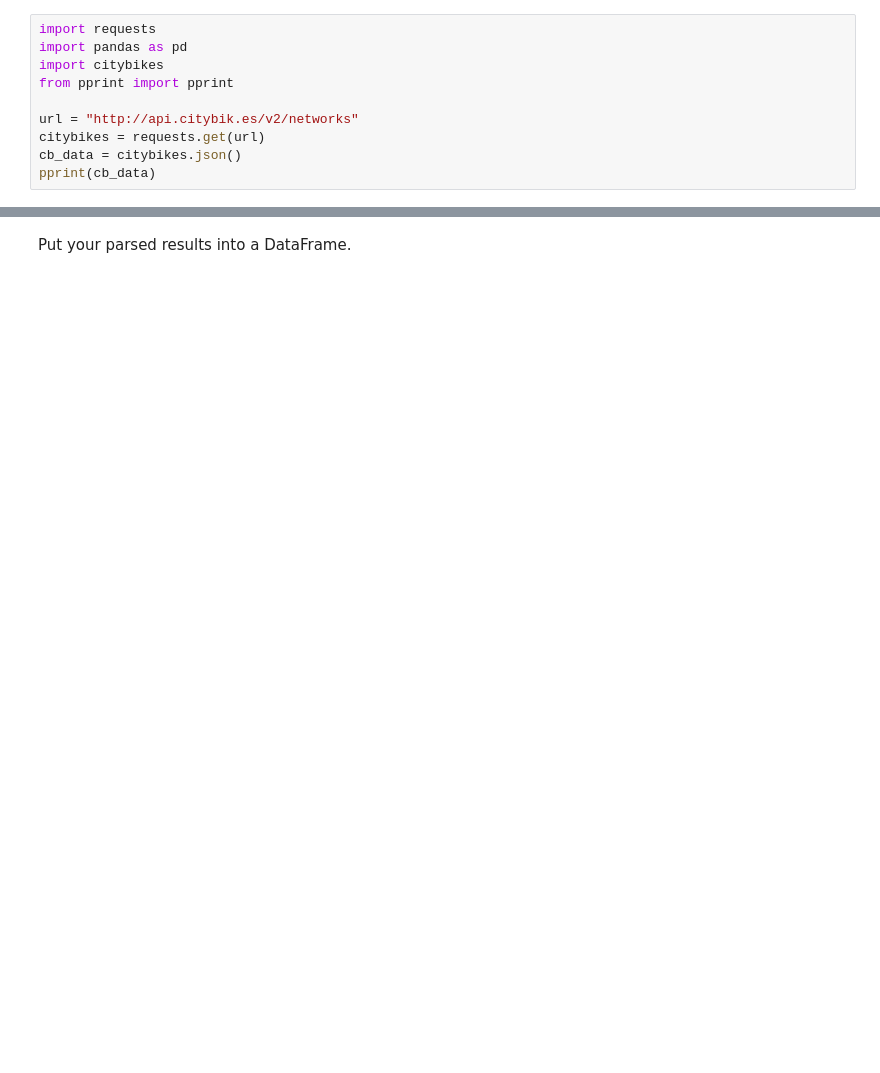
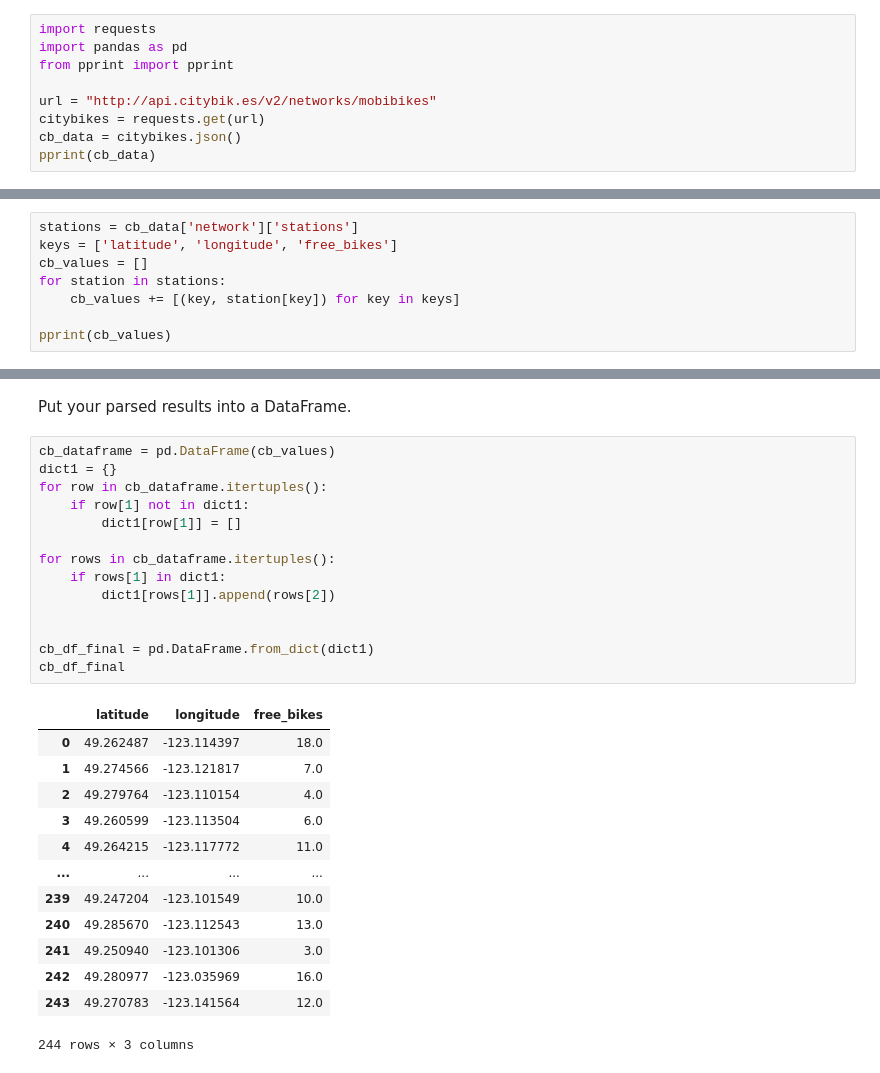
Before and after one commit to SBangarh/Bike-station-and-destination-location, a Jupyter notebook: notebooks/city_bikes.ipynb, the cells around one changed output, grey strips where cells are left out. Drawn from its saved outputs; the diff is of its cells as text; blank space fills up the shorter version.

Commit message:
finished citybike, started fsq and yelp

```diff
--- a/notebooks/city_bikes.ipynb
+++ b/notebooks/city_bikes.ipynb
@@ -18,10 +18,9 @@ Send a request to CityBikes for the city of your choice.
 # %%
 import requests
 import pandas as pd
-import citybikes
 from pprint import pprint
 
-url = "http://api.citybik.es/v2/networks"
+url = "http://api.citybik.es/v2/networks/mobibikes"
 citybikes = requests.get(url)
 cb_data = citybikes.json()
 pprint(cb_data)
@@ -62,0 +47,8 @@ Parse through the response to get the details you want for the bike stations in
+# %%
+stations = cb_data['network']['stations']
+keys = ['latitude', 'longitude', 'free_bikes']
+cb_values = []
+for station in stations:
+    cb_values += [(key, station[key]) for key in keys]
+
+pprint(cb_values)
@@ -63,2 +73,30 @@ Parse through the response to get the details you want for the bike stations in
 # %% [markdown]
 Put your parsed results into a DataFrame.
+# %%
+cb_dataframe = pd.DataFrame(cb_values)
+dict1 = {}
+for row in cb_dataframe.itertuples():
+    if row[1] not in dict1:
+        dict1[row[1]] = []
+
+for rows in cb_dataframe.itertuples():
+    if rows[1] in dict1:
+        dict1[rows[1]].append(rows[2])
+
+
+cb_df_final = pd.DataFrame.from_dict(dict1)
+cb_df_final
+# %% [output]
+|  | latitude | longitude | free_bikes |
+| 0 | 49.262487 | -123.114397 | 18.0 |
+| 1 | 49.274566 | -123.121817 | 7.0 |
+| 2 | 49.279764 | -123.110154 | 4.0 |
+| 3 | 49.260599 | -123.113504 | 6.0 |
+| 4 | 49.264215 | -123.117772 | 11.0 |
+| ... | ... | ... | ... |
+| 239 | 49.247204 | -123.101549 | 10.0 |
+| 240 | 49.285670 | -123.112543 | 13.0 |
+| 241 | 49.250940 | -123.101306 | 3.0 |
+| 242 | 49.280977 | -123.035969 | 16.0 |
+| 243 | 49.270783 | -123.141564 | 12.0 |
+244 rows × 3 columns
```
Also changed, not shown: parts of 4 cells of this notebook, 1 other file.
